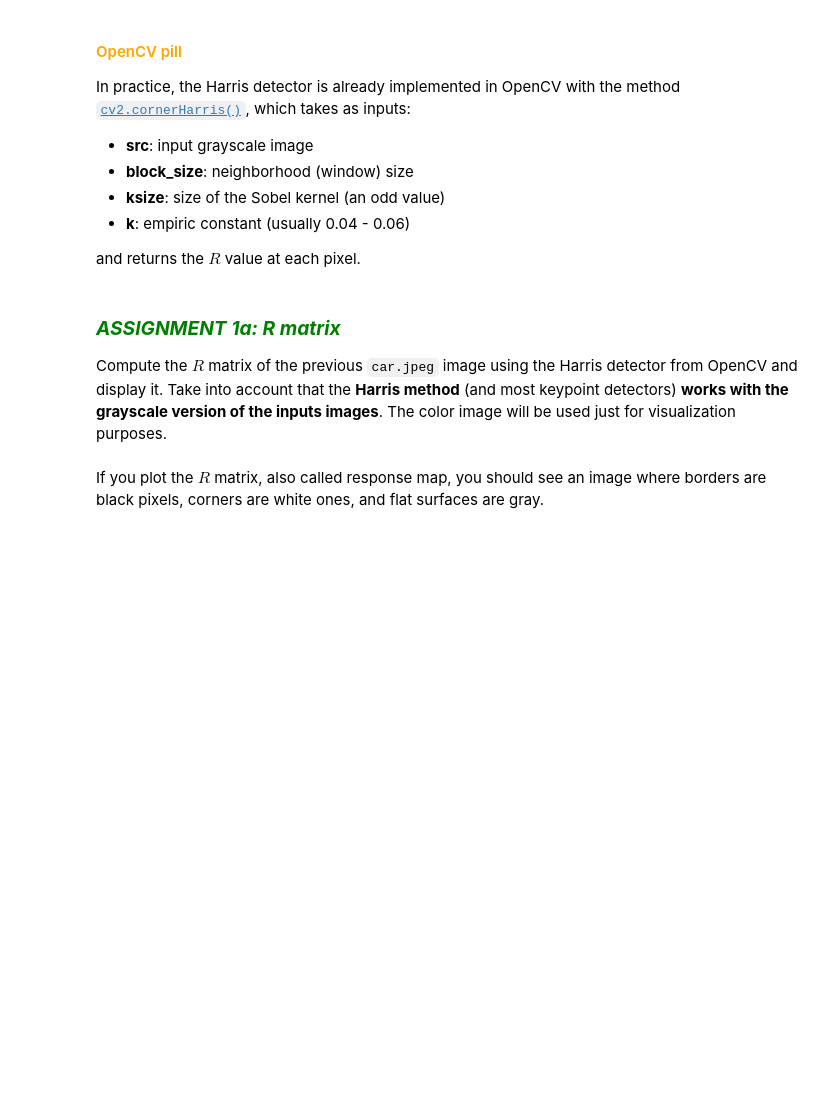
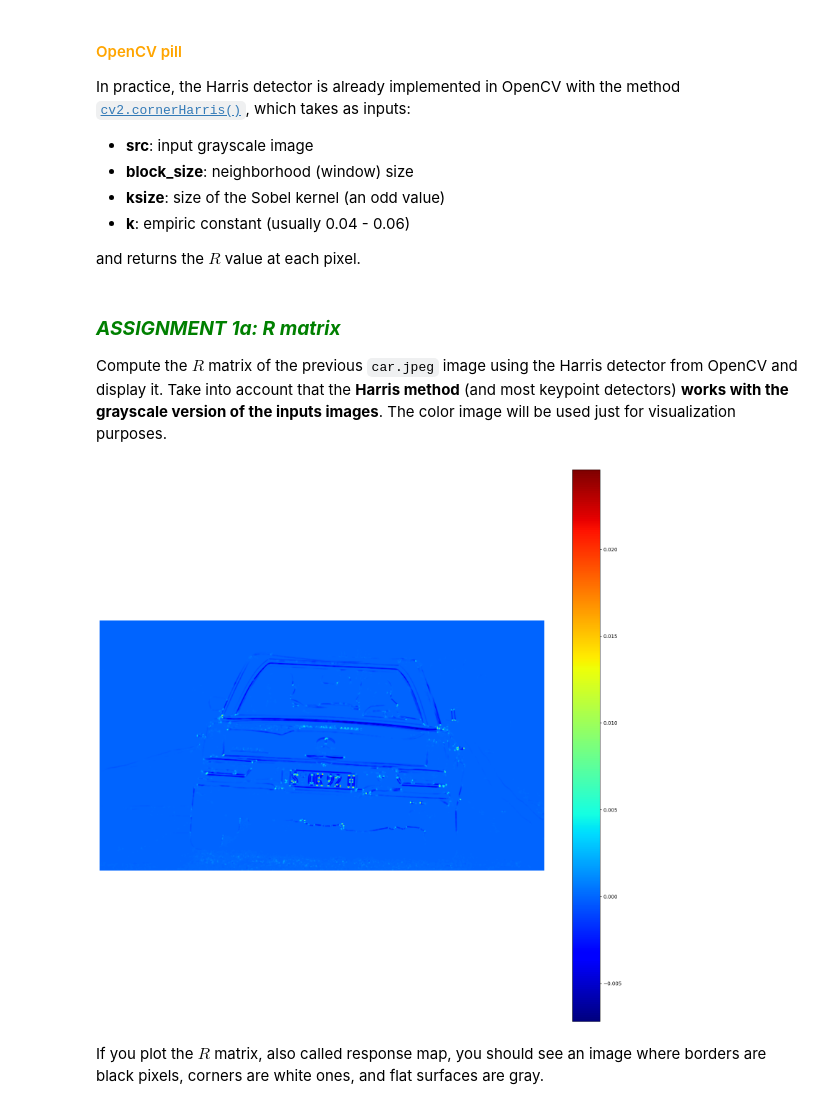
Before and after one commit to markisamiller/computer-vision-jupyter-notebooks-fall-2025-RDP, a Jupyter notebook: Chapter 04. Keypoint detection/4.1 Corner detection and description. Harris and NCC.ipynb, the cells around one changed output. Drawn from its saved outputs; the diff is of its cells as text; code cells hidden in the pictures; blank space fills up the shorter version.

```diff
--- a/Chapter 04. Keypoint detection/4.1 Corner detection and description. Harris and NCC.ipynb
+++ b/Chapter 04. Keypoint detection/4.1 Corner detection and description. Harris and NCC.ipynb
@@ -178,3 +191,29 @@ Compute the $R$ matrix of the previous `car.jpeg` image using the Harris detecto
 
 
 # Show R image
+# %%
+# Assignment 1a SOLUTION
+# Convert to gray
+gray_image = cv2.cvtColor(image, cv2.COLOR_RGB2GRAY)
+
+# Size of Sobel kernel
+sobel_kernel_size = 3
+
+
+# Empiric constant K
+k = 0.04
+
+# Size of Gaussian window (in openCV neighbor averaging)
+gaussian_window_size = 5
+
+
+# Apply Harris
+harris_corners = cv2.cornerHarris(gray_image, sobel_kernel_size, 3, k)
+
+# Show R image
+plt.imshow(harris_corners, cmap='jet')
+plt.colorbar()
+plt.axis('off')
+plt.show()
+# %% [output]
+[figure, added]
```
Also changed, not shown: parts of 4 cells of this notebook, 5 other files.
